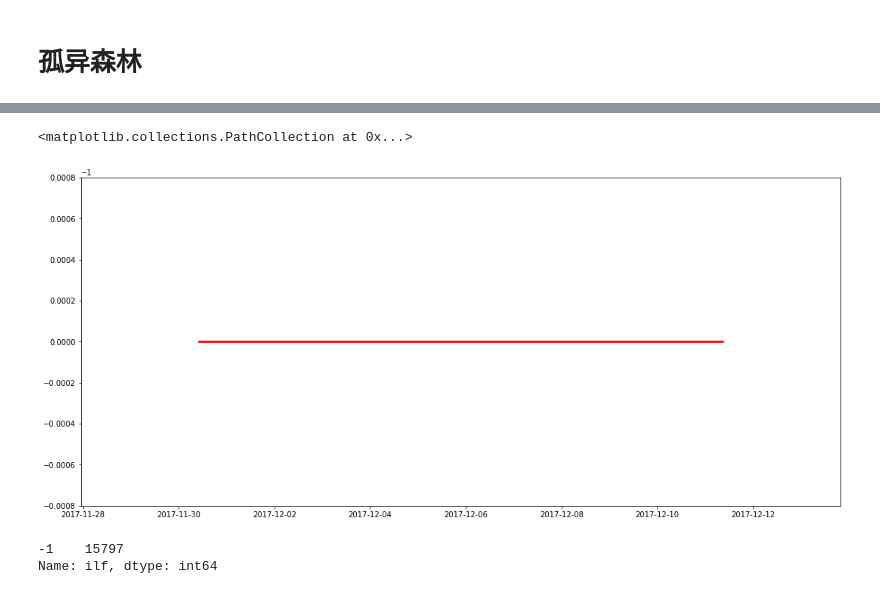
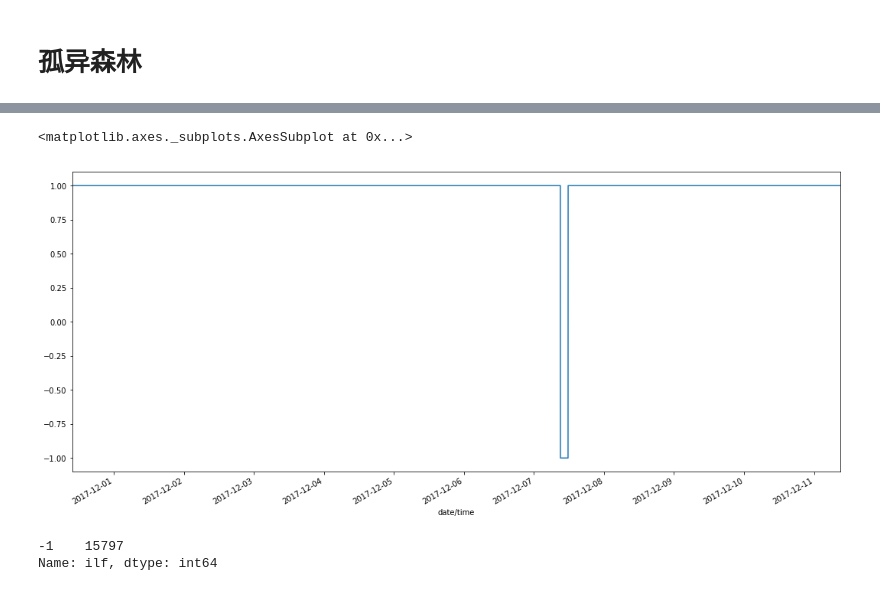
Before and after one commit to zhiyedan/cmserver-jupyter, a Jupyter notebook: timeSeries/cm_monitor_analy/analysis/namenode.ipynb, the cells around one changed output, grey strips where cells are left out. Saved outputs shown, nothing was run; the diff lists cells and outputs as text; code cells hidden in the pictures.

```diff
--- a/timeSeries/cm_monitor_analy/analysis/namenode.ipynb
+++ b/timeSeries/cm_monitor_analy/analysis/namenode.ipynb
@@ -56,7 +56,7 @@ scaler = preprocessing.MinMaxScaler()
 tmp_data['norm_usr'] = scaler.fit_transform(tmp_data['usr'].values.reshape(-1,1))
 tmp_data['norm_used'] = scaler.fit_transform(tmp_data['used'].values.reshape(-1,1))
 tmp_data['norm_read'] = scaler.fit_transform(tmp_data['read'].values.reshape(-1,1))
-ilf = IsolationForest(n_estimators=100,n_jobs=-1,verbose=2)
-ilf.fit(tmp_data['norm_read'].values.reshape(-1,1))
-tmp_data['ilf'] = ilf.predict(tmp_data['norm_read'].values.reshape(-1,1))
+ilf = IsolationForest(n_estimators=100,contamination=0.01,n_jobs=-1,verbose=2)
+ilf.fit(tmp_data['norm_used'].values.reshape(-1,1))
+tmp_data['ilf'] = ilf.predict(tmp_data['norm_used'].values.reshape(-1,1))
 # %% [output]
@@ -84,15 +84,16 @@ IsolationForest(bootstrap=False, contamination=0.1, max_features=1.0,
         max_samples='auto', n_estimators=100, n_jobs=-1, random_state=None,
         verbose=2)
 # %%
-fu = tmp_data.loc[tmp_data.ilf==-1]
-zh = tmp_data.loc[tmp_data.ilf==1]
-plt.scatter(fu.index.values,fu.ilf,s=0.1,c='r')
+# fu = tmp_data.loc[tmp_data.ilf==-1]
+# zh = tmp_data.loc[tmp_data.ilf==1]
+# plt.scatter(fu.index.values,fu.ilf,s=0.1,c='r')
 # plt.scatter(zh.index.values,zh.ilf,s=0.01,c='b')
+tmp_data.ilf.plot()
 plt.gcf().set_size_inches(18,8)
 plt.show()
 # %% [output]
-<matplotlib.collections.PathCollection at 0x...>
+<matplotlib.axes._subplots.AxesSubplot at 0x...>
-[figure, old version]
+[figure, new version]
 # %%
 values = tmp_data.ilf.unique()
 tmp_data['ilf'].value_counts()
```
Also changed, not shown: parts of 1 cell of this notebook, 1 other file.
